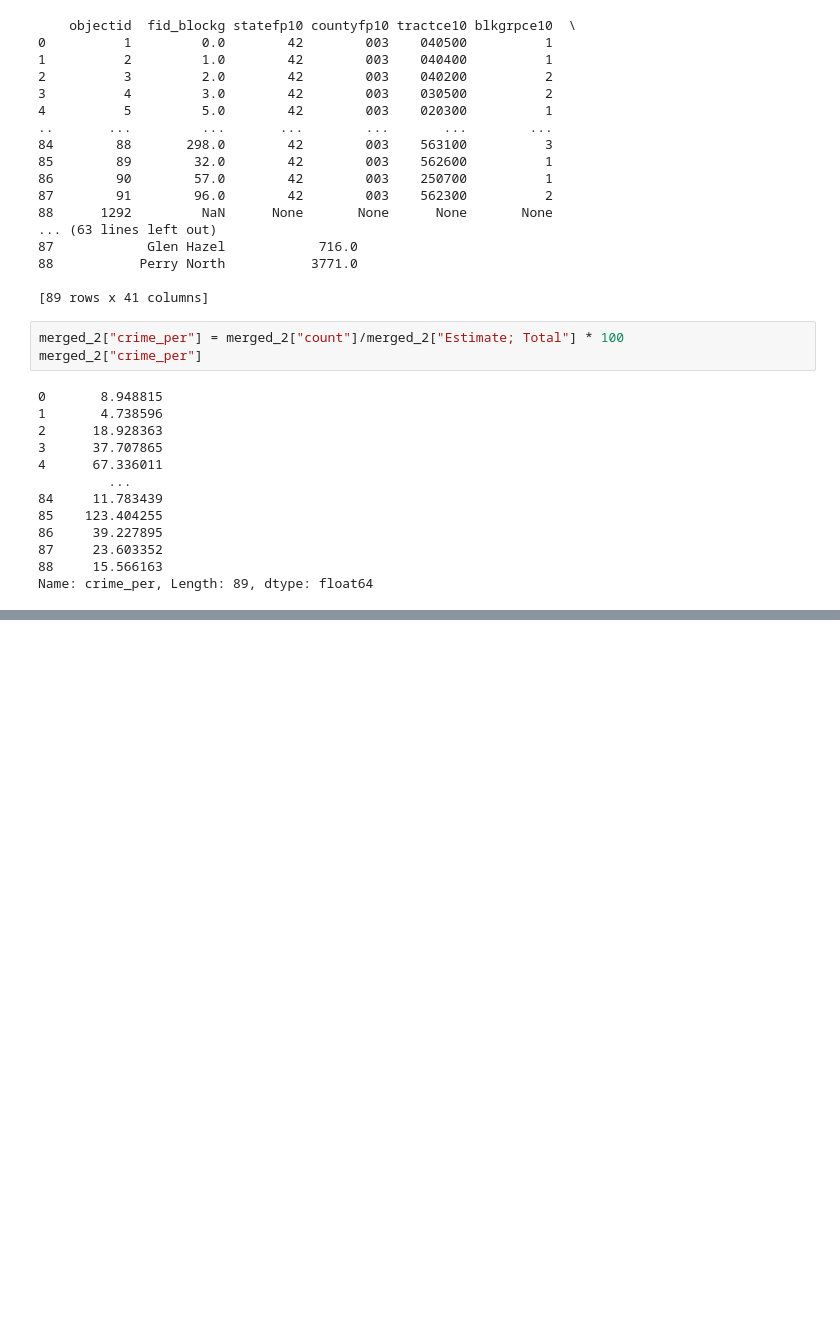
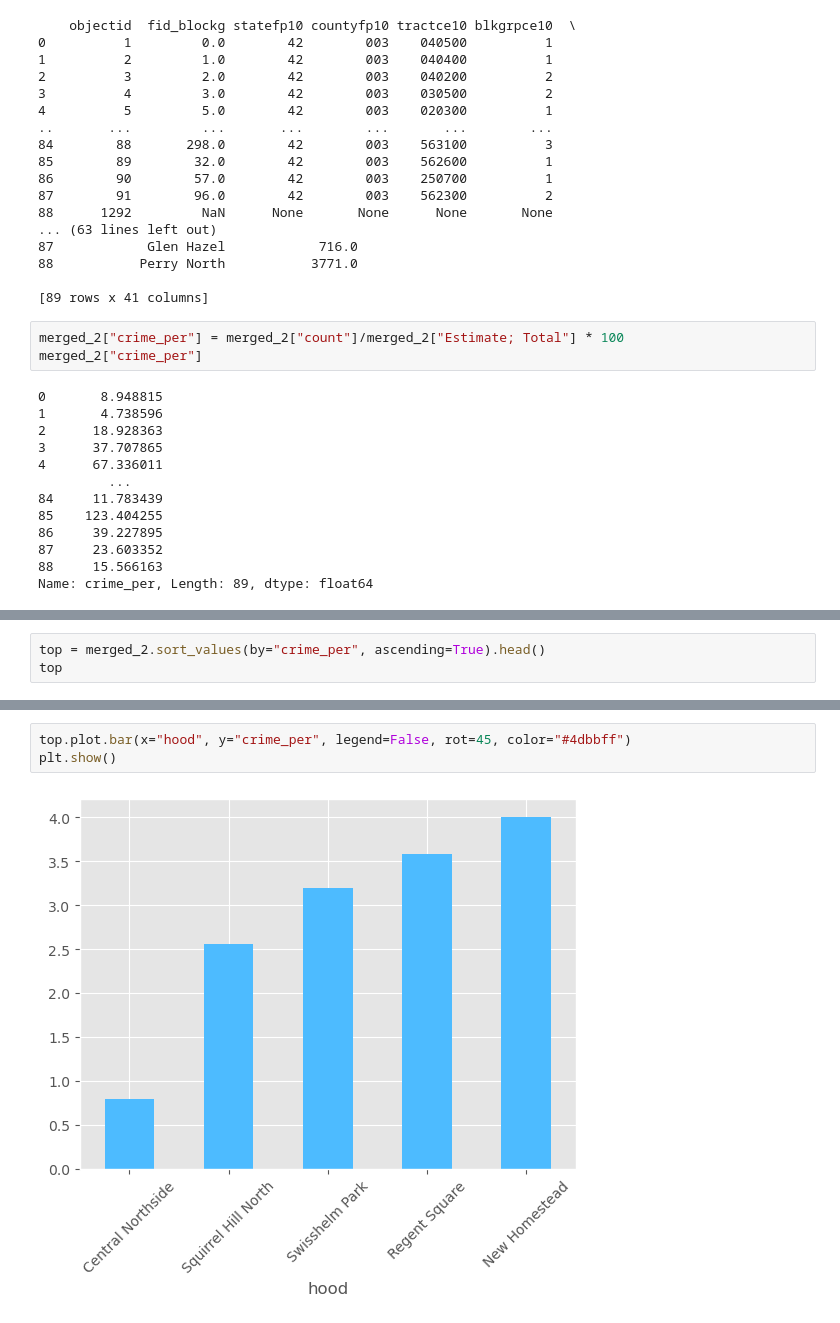
Before and after one commit to jkruse7/bidshappyfinal, a Jupyter notebook: Crime.ipynb, the cells around one changed output, grey strips where cells are left out. Cells and saved outputs as stored; diff of their text form; blank space fills up the shorter version.

```diff
--- a/Crime.ipynb
+++ b/Crime.ipynb
@@ -125,0 +133,3 @@ plt.show()
+# %%
+top = merged_2.sort_values(by="crime_per", ascending=True).head()
+top
@@ -125,0 +144,5 @@ plt.show()
+# %%
+top.plot.bar(x="hood", y="crime_per", legend=False, rot=45, color="#4dbbff")
+plt.show()
+# %% [output]
+[figure, added]
```
Also changed, not shown: parts of 5 cells of this notebook.
